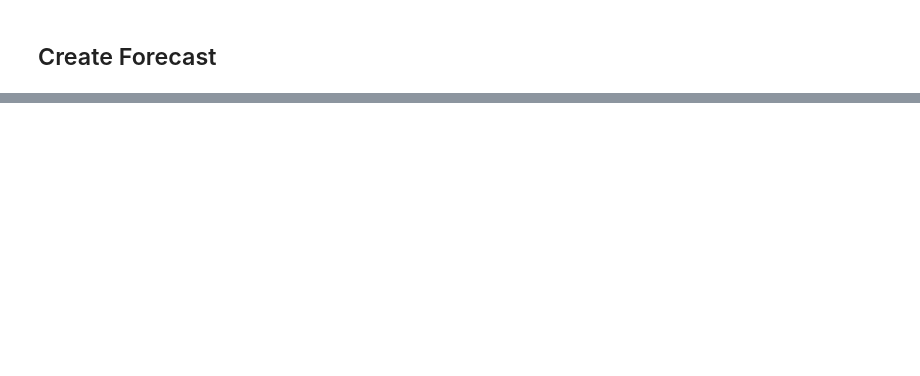
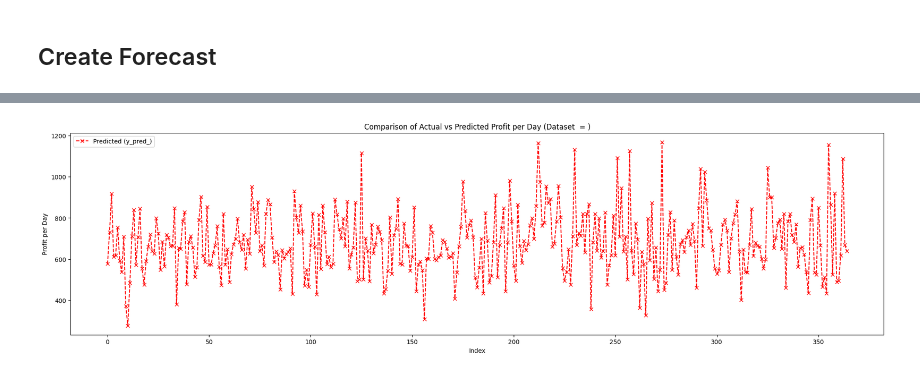
Before and after one commit to Bizniz-Corp/Pretrained-Prediksi-Profit-Model, a Jupyter notebook: Model/ModelPrediksiProfit.ipynb, the cells around one changed output, grey strips where cells are left out. Drawn from its saved outputs; the diff is of its cells as text; code cells hidden in the pictures; blank space fills up the shorter version.

```diff
--- a/Model/ModelPrediksiProfit.ipynb
+++ b/Model/ModelPrediksiProfit.ipynb
@@ -18,2 +15,0 @@ import matplotlib.pyplot as plt
-# %%
-df = pd.read_csv("../Dataset/2_Korea_Bakery_Price.csv")
@@ -1053,0 +696,14 @@ memory usage: 1.2 KB
+# %%
+import matplotlib.pyplot as plt
+
+# y_pred = mainModel.predict(X_test)
+plt.figure(figsize=(24, 6))
+# plt.plot(y_test.index, y_test, label=f'Actual (y_test_)', color='blue', linestyle='-', marker='o')
+plt.plot(df.index, df['Profit_Per_Day'], label=f'Predicted (y_pred_)', color='red', linestyle='--', marker='x')
+plt.title(f'Comparison of Actual vs Predicted Profit per Day (Dataset  = )')
+plt.xlabel('Index')
+plt.ylabel('Profit per Day')
+plt.legend()
+plt.show()
+# %% [output]
+[figure, added]
```
Also changed, not shown: parts of 52 cells of this notebook.
